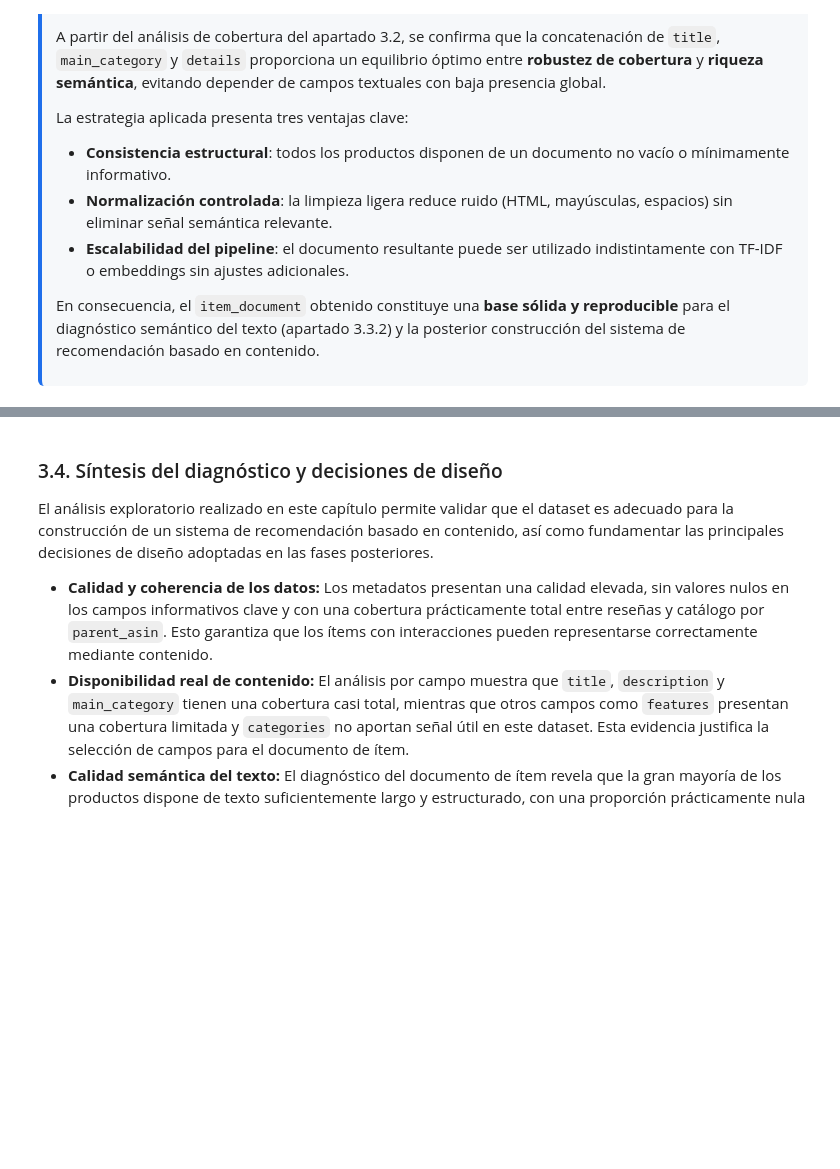
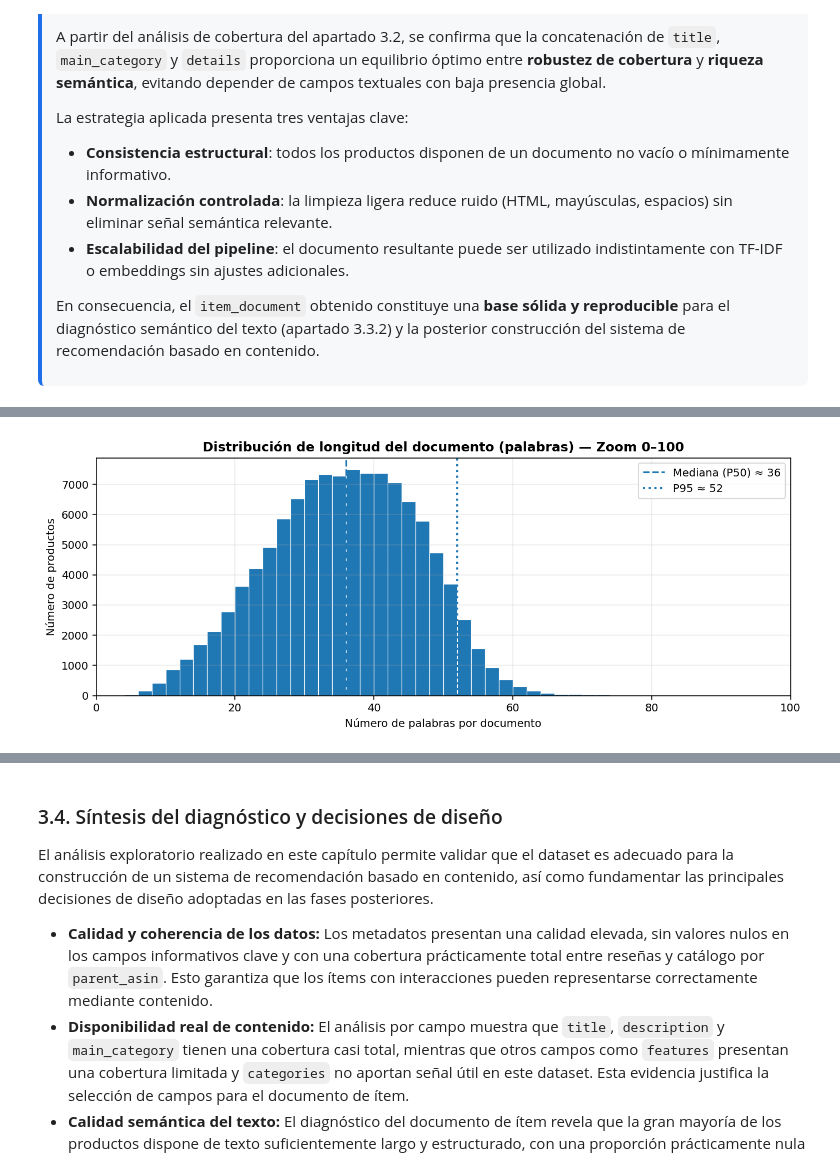
Before and after one commit to jwyangyin/TFM, a Jupyter notebook: TFM_Notebook_2_(Master_Data_Science)_Sistema_de_recomendación_basado_en_contenido_(Content_Based_Filtering).ipynb, the cells around one changed output, grey strips where cells are left out. Drawn from its saved outputs; the diff is of its cells as text; code cells hidden in the pictures; blank space fills up the shorter version.

```diff
--- a/TFM_Notebook_2_(Master_Data_Science)_Sistema_de_recomendación_basado_en_contenido_(Content_Based_Filtering).ipynb
+++ b/TFM_Notebook_2_(Master_Data_Science)_Sistema_de_recomendación_basado_en_contenido_(Content_Based_Filtering).ipynb
@@ -1099,0 +1028,33 @@ display(items_content.head(3))
+# %%
+# ===============================
+# Figura 3: Zoom 0–100 palabras (histograma):
+# ===============================
+x = items_doc["doc_len_words"].dropna().astype(int).values
+
+ZOOM_MAX = 100   # puedes cambiar a 120 si prefieres
+
+# Percentiles para anotación (opcional pero muy TFM)
+p50 = np.percentile(x, 50)
+p95 = np.percentile(x, 95)
+
+plt.figure(figsize=(10, 4), dpi=140)
+
+# Histograma SOLO del rango 0–ZOOM_MAX
+bins = np.arange(0, ZOOM_MAX + 2, 2)  # bins de 2 palabras (ajustable)
+plt.hist(x[x <= ZOOM_MAX], bins=bins, edgecolor="white", linewidth=0.6)
+
+plt.title(f"Distribución de longitud del documento (palabras) — Zoom 0–{ZOOM_MAX}", fontweight="bold")
+plt.xlabel("Número de palabras por documento")
+plt.ylabel("Número de productos")
+plt.grid(True, axis="y", alpha=0.25)
+
+# Líneas de percentiles (calculadas en global, no solo en zoom)
+plt.axvline(p50, linestyle="--", linewidth=1.6, label=f"Mediana (P50) ≈ {p50:.0f}")
+plt.axvline(p95, linestyle=":", linewidth=2.0, label=f"P95 ≈ {p95:.0f}")
+
+plt.xlim(0, ZOOM_MAX)
+plt.legend()
+plt.tight_layout()
+plt.show()
+# %% [output]
+[figure, added]
```
Also changed, not shown: parts of 21 cells of this notebook.
